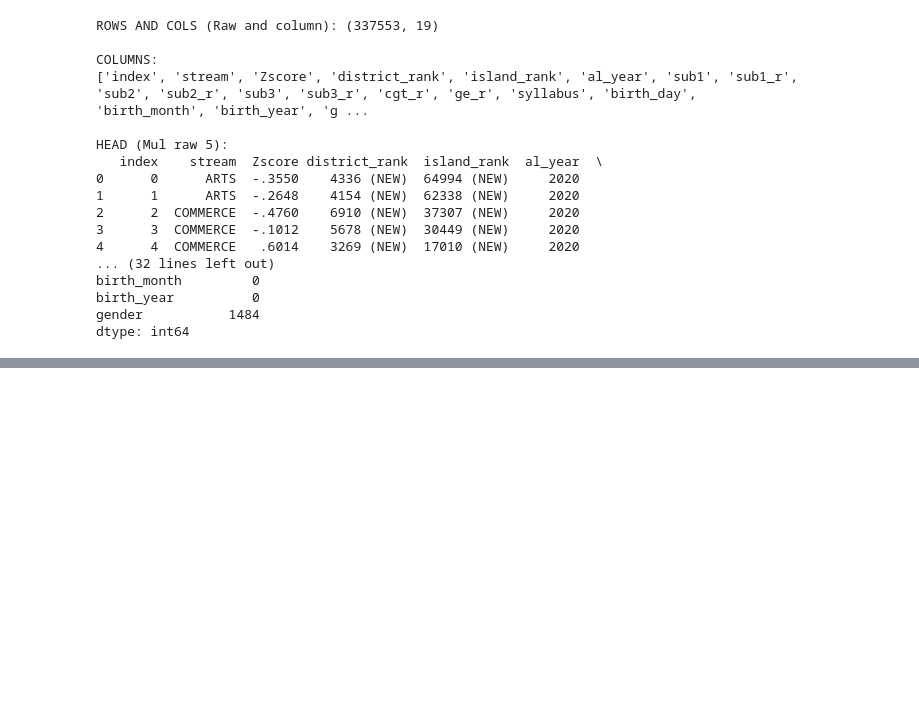
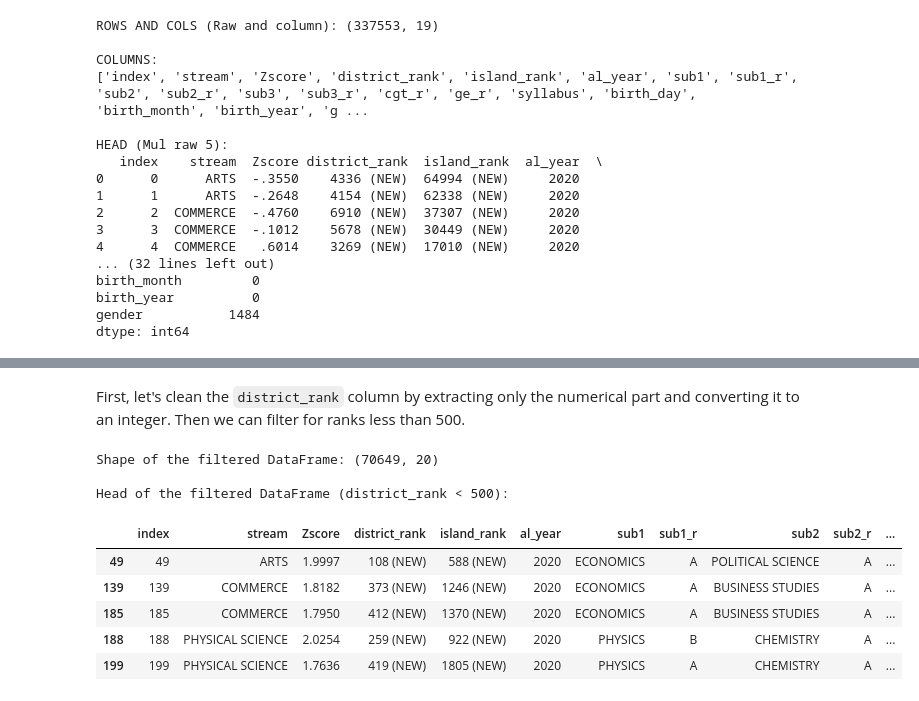
Before and after one commit to sahas-hasaranga/Sri-Lanka-AL-results-2020-analysis, a Jupyter notebook: day 3/al_data_analysis.ipynb, the cells around one changed output, grey strips where cells are left out. Cells and saved outputs as stored; diff of their text form; code cells hidden in the pictures; blank space fills up the shorter version.

```diff
--- a/day 3/al_data_analysis.ipynb
+++ b/day 3/al_data_analysis.ipynb
@@ -118,0 +133,31 @@ Name: count, Length: 73, dtype: int64
+# %% [markdown]
+First, let's clean the `district_rank` column by extracting only the numerical part and converting it to an integer. Then we can filter for ranks less than 500.
+# %%
+# Function to extract the numerical part from 'district_rank'
+def extract_rank(rank_str):
+    if isinstance(rank_str, str):
+        try:
+            return int(rank_str.split(' ')[0])
+        except ValueError:  # Catch error if conversion to int fails (e.g., for '-')
+            return None
+    return None
+
+# Apply the function to create a new numerical rank column
+df['district_rank_numeric'] = df['district_rank'].apply(extract_rank)
+
+# Filter the DataFrame for district_rank_numeric less than 500
+df_filtered_rank = df[df['district_rank_numeric'] < 500]
+
+print("Shape of the filtered DataFrame:", df_filtered_rank.shape)
+print("\nHead of the filtered DataFrame (district_rank < 500):")
+display(df_filtered_rank.head())
+# %% [output]
+Shape of the filtered DataFrame: (70649, 20)
+
+Head of the filtered DataFrame (district_rank < 500):
+|  | index | stream | Zscore | district_rank | island_rank | al_year | sub1 | sub1_r | sub2 | sub2_r | ... |
+| 49 | 49 | ARTS | 1.9997 | 108 (NEW) | 588 (NEW) | 2020 | ECONOMICS | A | POLITICAL SCIENCE | A | ... |
+| 139 | 139 | COMMERCE | 1.8182 | 373 (NEW) | 1246 (NEW) | 2020 | ECONOMICS | A | BUSINESS STUDIES | A | ... |
+| 185 | 185 | COMMERCE | 1.7950 | 412 (NEW) | 1370 (NEW) | 2020 | ECONOMICS | A | BUSINESS STUDIES | A | ... |
+| 188 | 188 | PHYSICAL SCIENCE | 2.0254 | 259 (NEW) | 922 (NEW) | 2020 | PHYSICS | B | CHEMISTRY | A | ... |
+| 199 | 199 | PHYSICAL SCIENCE | 1.7636 | 419 (NEW) | 1805 (NEW) | 2020 | PHYSICS | A | CHEMISTRY | A | ... |
```
Also changed, not shown: parts of 12 cells of this notebook.
